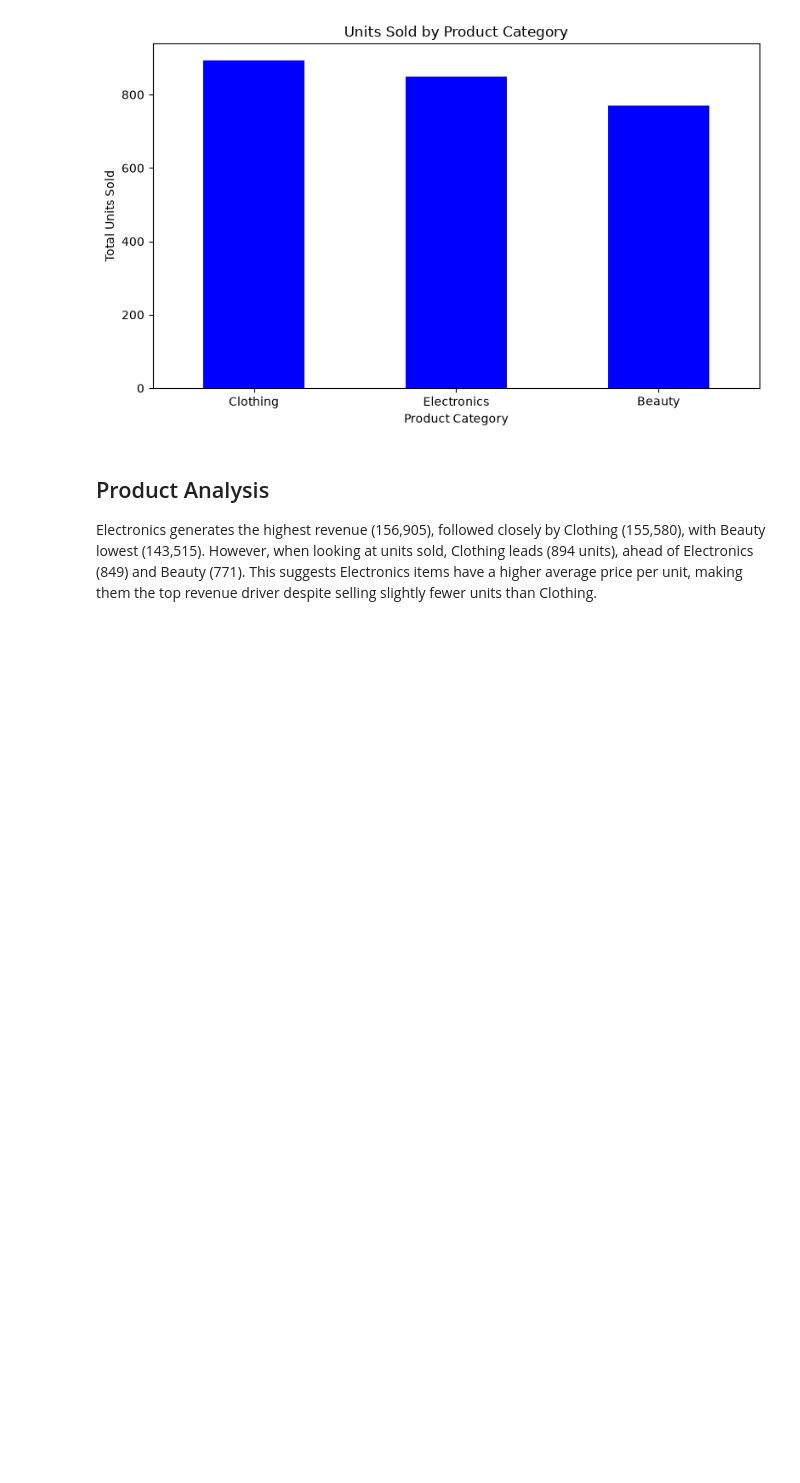
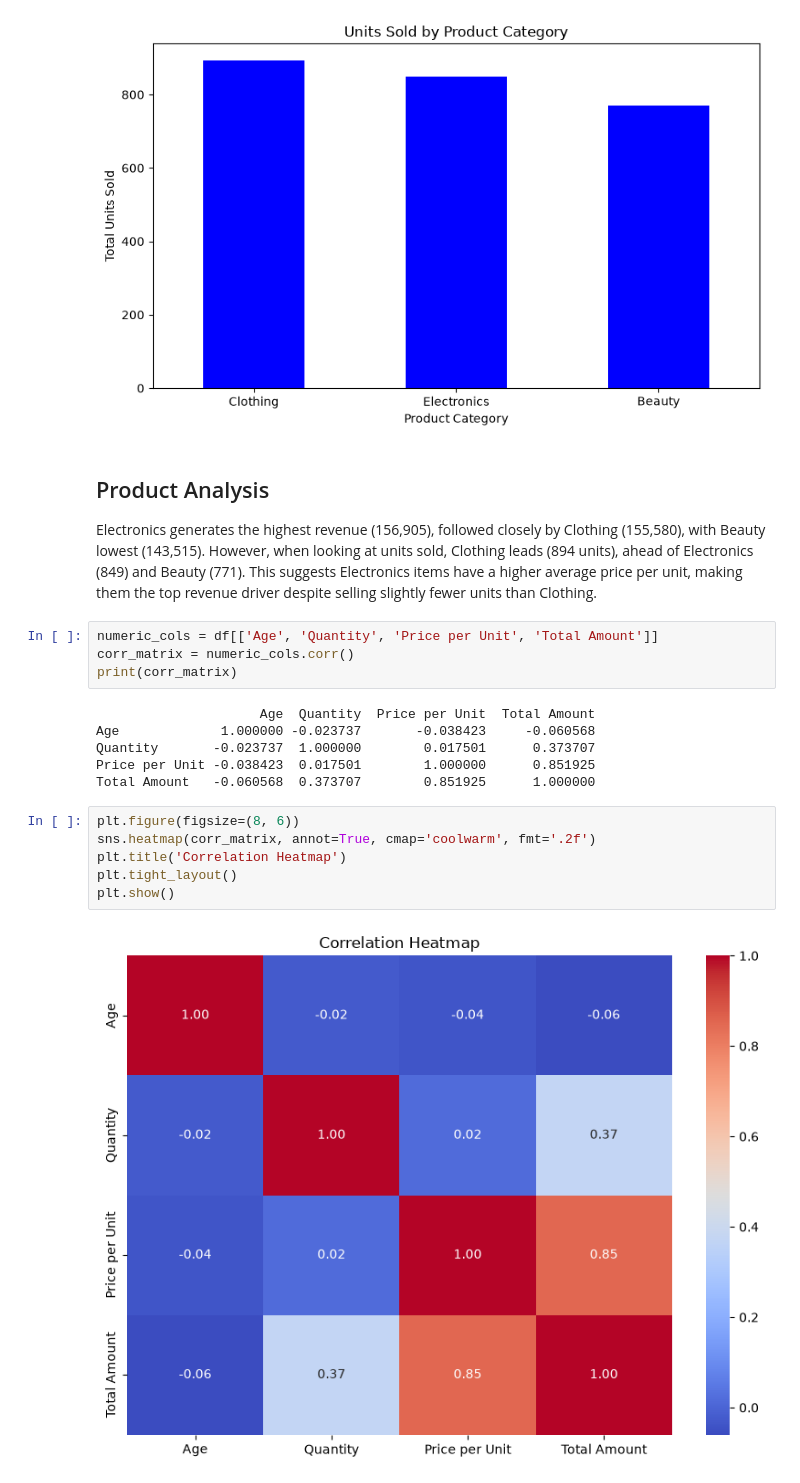
Before and after one commit to marselvna/OIBSIP, a Jupyter notebook: DataAnalytics-L1-EDARetailSales/retail_sales_eda.ipynb, the cells around one changed output. Saved outputs shown, nothing was run; the diff lists cells and outputs as text; blank space fills up the shorter version.

Commit message:
Correlation Heatmap

```diff
--- a/DataAnalytics-L1-EDARetailSales/retail_sales_eda.ipynb
+++ b/DataAnalytics-L1-EDARetailSales/retail_sales_eda.ipynb
@@ -282,3 +282,21 @@ looking at units sold, Clothing leads (894 units), ahead of Electronics
 (849) and Beauty (771). This suggests Electronics items have a higher
 average price per unit, making them the top revenue driver despite
 selling slightly fewer units than Clothing.
+# %%
+numeric_cols = df[['Age', 'Quantity', 'Price per Unit', 'Total Amount']]
+corr_matrix = numeric_cols.corr()
+print(corr_matrix)
+# %% [output]
+                     Age  Quantity  Price per Unit  Total Amount
+Age             1.000000 -0.023737       -0.038423     -0.060568
+Quantity       -0.023737  1.000000        0.017501      0.373707
+Price per Unit -0.038423  0.017501        1.000000      0.851925
+Total Amount   -0.060568  0.373707        0.851925      1.000000
+# %%
+plt.figure(figsize=(8, 6))
+sns.heatmap(corr_matrix, annot=True, cmap='coolwarm', fmt='.2f')
+plt.title('Correlation Heatmap')
+plt.tight_layout()
+plt.show()
+# %% [output]
+[figure, added]
```
Also changed, not shown: parts of 1 cell of this notebook.
